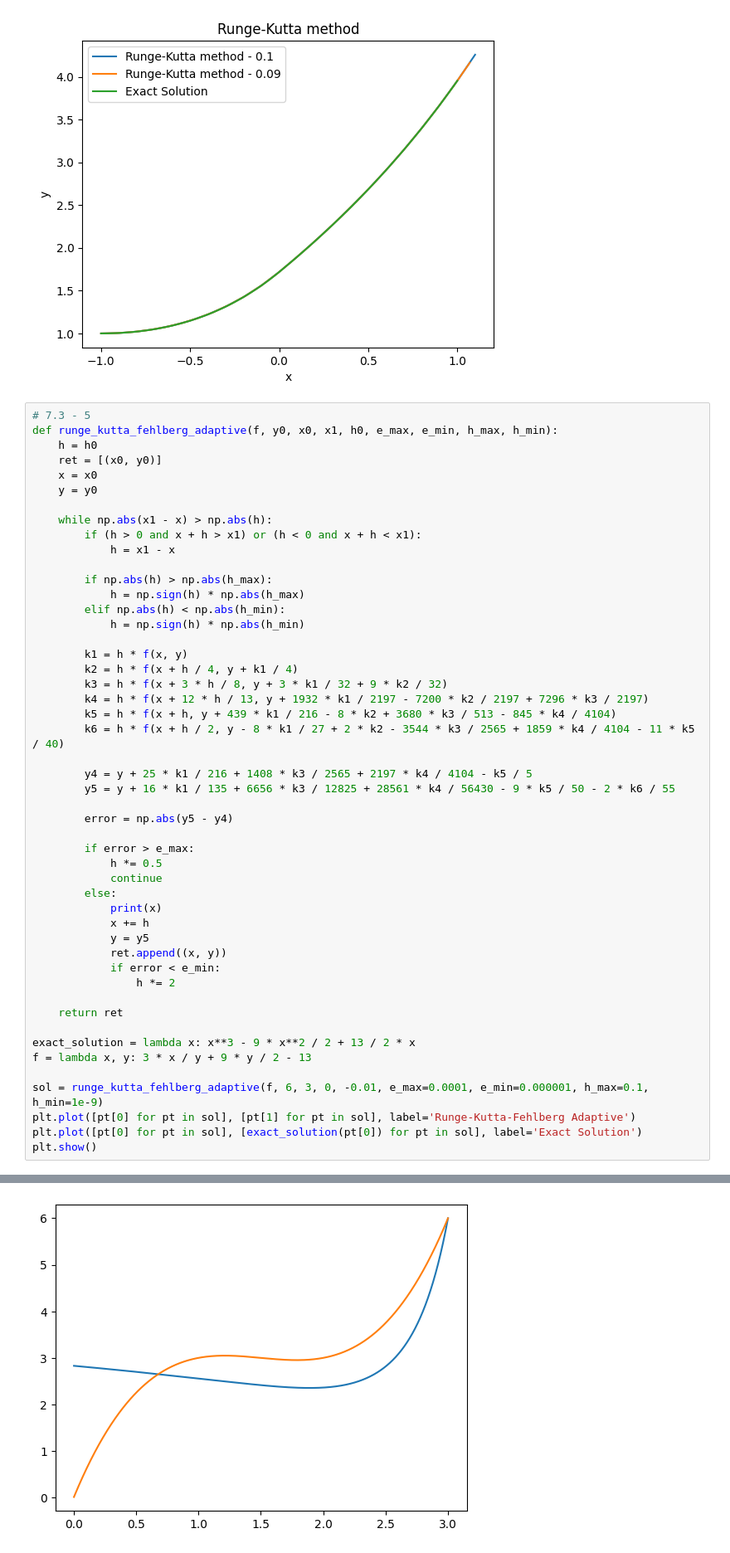
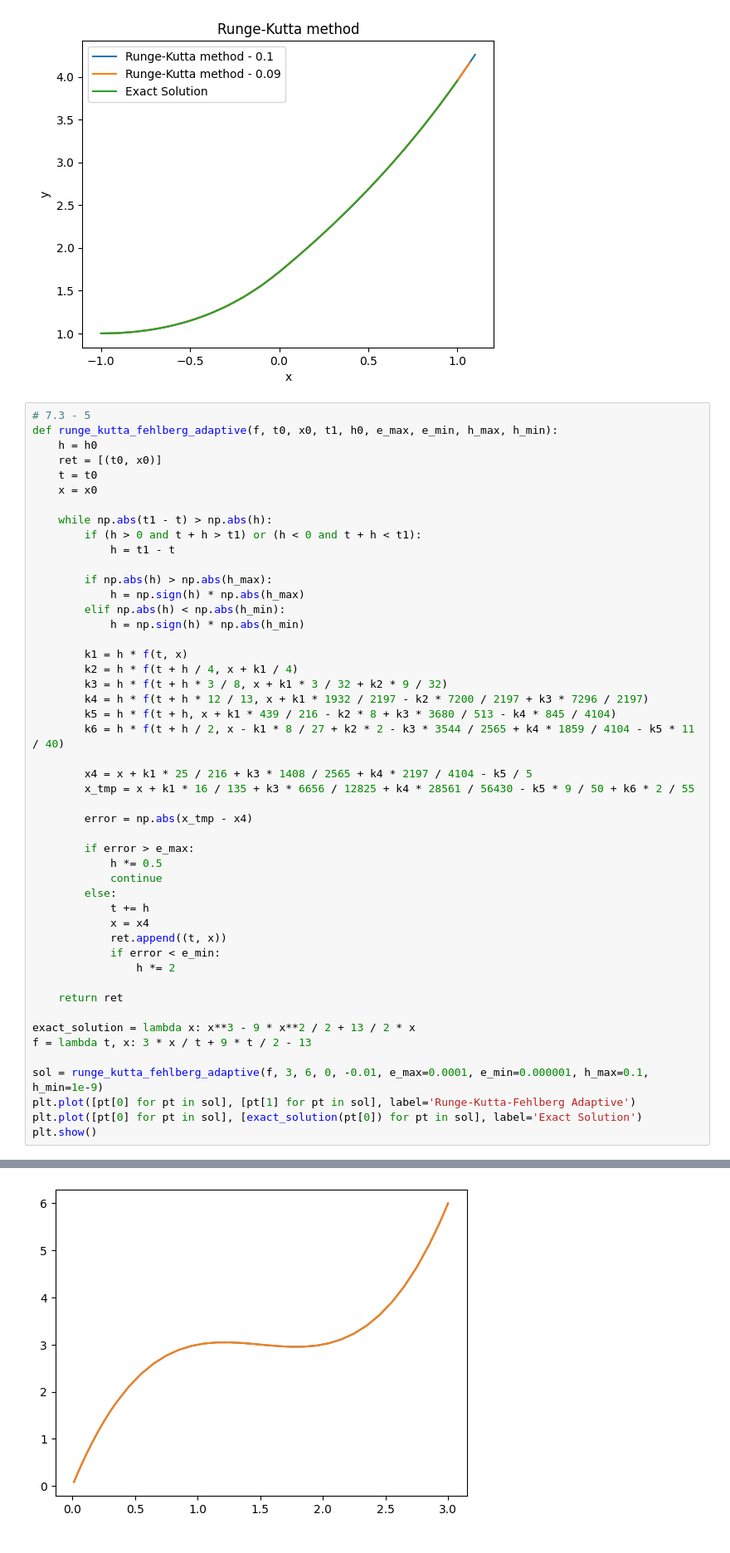
Before and after one commit to hamasoon/NumericalComputing2025Spring, a Jupyter notebook: HW6/NA_HW6_배문성_2019-14355.ipynb, the cells around one changed output, grey strips where cells are left out. Shown at 83% size. Cells and saved outputs as stored; diff of their text form.

```diff
--- a/HW6/NA_HW6_배문성_2019-14355.ipynb
+++ b/HW6/NA_HW6_배문성_2019-14355.ipynb
@@ -115,50 +115,49 @@ plt.show()
 [figure]
 # %%
 # 7.3 - 5
-def runge_kutta_fehlberg_adaptive(f, y0, x0, x1, h0, e_max, e_min, h_max, h_min):
+def runge_kutta_fehlberg_adaptive(f, t0, x0, t1, h0, e_max, e_min, h_max, h_min):
     h = h0
-    ret = [(x0, y0)]
+    ret = [(t0, x0)]
+    t = t0
     x = x0
-    y = y0
 
-    while np.abs(x1 - x) > np.abs(h):
-        if (h > 0 and x + h > x1) or (h < 0 and x + h < x1):
-            h = x1 - x
+    while np.abs(t1 - t) > np.abs(h):
+        if (h > 0 and t + h > t1) or (h < 0 and t + h < t1):
+            h = t1 - t
 
         if np.abs(h) > np.abs(h_max):
             h = np.sign(h) * np.abs(h_max)
         elif np.abs(h) < np.abs(h_min):
             h = np.sign(h) * np.abs(h_min)
 
-        k1 = h * f(x, y)
-        k2 = h * f(x + h / 4, y + k1 / 4)
-        k3 = h * f(x + 3 * h / 8, y + 3 * k1 / 32 + 9 * k2 / 32)
-        k4 = h * f(x + 12 * h / 13, y + 1932 * k1 / 2197 - 7200 * k2 / 2197 + 7296 * k3 / 2197)
-        k5 = h * f(x + h, y + 439 * k1 / 216 - 8 * k2 + 3680 * k3 / 513 - 845 * k4 / 4104)
-        k6 = h * f(x + h / 2, y - 8 * k1 / 27 + 2 * k2 - 3544 * k3 / 2565 + 1859 * k4 / 4104 - 11 * k5 / 40)
+        k1 = h * f(t, x)
+        k2 = h * f(t + h / 4, x + k1 / 4)
+        k3 = h * f(t + h * 3 / 8, x + k1 * 3 / 32 + k2 * 9 / 32)
+        k4 = h * f(t + h * 12 / 13, x + k1 * 1932 / 2197 - k2 * 7200 / 2197 + k3 * 7296 / 2197)
+        k5 = h * f(t + h, x + k1 * 439 / 216 - k2 * 8 + k3 * 3680 / 513 - k4 * 845 / 4104)
+        k6 = h * f(t + h / 2, x - k1 * 8 / 27 + k2 * 2 - k3 * 3544 / 2565 + k4 * 1859 / 4104 - k5 * 11 / 40)
 
-        y4 = y + 25 * k1 / 216 + 1408 * k3 / 2565 + 2197 * k4 / 4104 - k5 / 5
-        y5 = y + 16 * k1 / 135 + 6656 * k3 / 12825 + 28561 * k4 / 56430 - 9 * k5 / 50 - 2 * k6 / 55
+        x4 = x + k1 * 25 / 216 + k3 * 1408 / 2565 + k4 * 2197 / 4104 - k5 / 5
+        x_tmp = x + k1 * 16 / 135 + k3 * 6656 / 12825 + k4 * 28561 / 56430 - k5 * 9 / 50 + k6 * 2 / 55
 
-        error = np.abs(y5 - y4)
+        error = np.abs(x_tmp - x4)
 
         if error > e_max:
             h *= 0.5
             continue
         else:
-            print(x)
-            x += h
-            y = y5
-            ret.append((x, y))
+            t += h
+            x = x4
+            ret.append((t, x))
             if error < e_min:
                 h *= 2
 
     return ret
 
 exact_solution = lambda x: x**3 - 9 * x**2 / 2 + 13 / 2 * x
-f = lambda x, y: 3 * x / y + 9 * y / 2 - 13
+f = lambda t, x: 3 * x / t + 9 * t / 2 - 13
 
-sol = runge_kutta_fehlberg_adaptive(f, 6, 3, 0, -0.01, e_max=0.0001, e_min=0.000001, h_max=0.1, h_min=1e-9)
+sol = runge_kutta_fehlberg_adaptive(f, 3, 6, 0, -0.01, e_max=0.0001, e_min=0.000001, h_max=0.1, h_min=1e-9)
 plt.plot([pt[0] for pt in sol], [pt[1] for pt in sol], label='Runge-Kutta-Fehlberg Adaptive')
 plt.plot([pt[0] for pt in sol], [exact_solution(pt[0]) for pt in sol], label='Exact Solution')
 plt.show()
@@ -183 +165 @@ plt.show()
-[figure, old version]
+[figure, new version]
```
Also changed, not shown: parts of 12 cells of this notebook.
